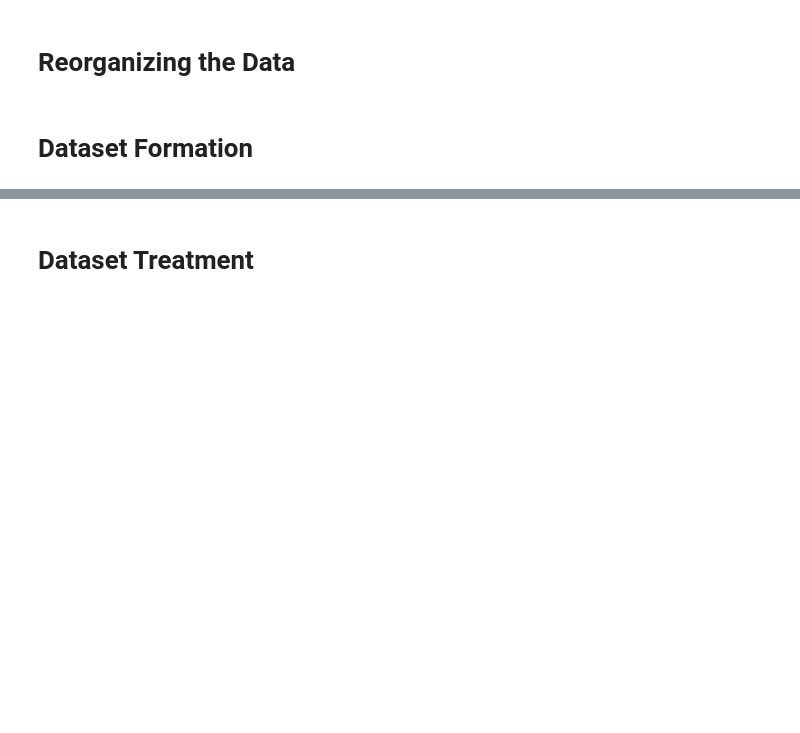
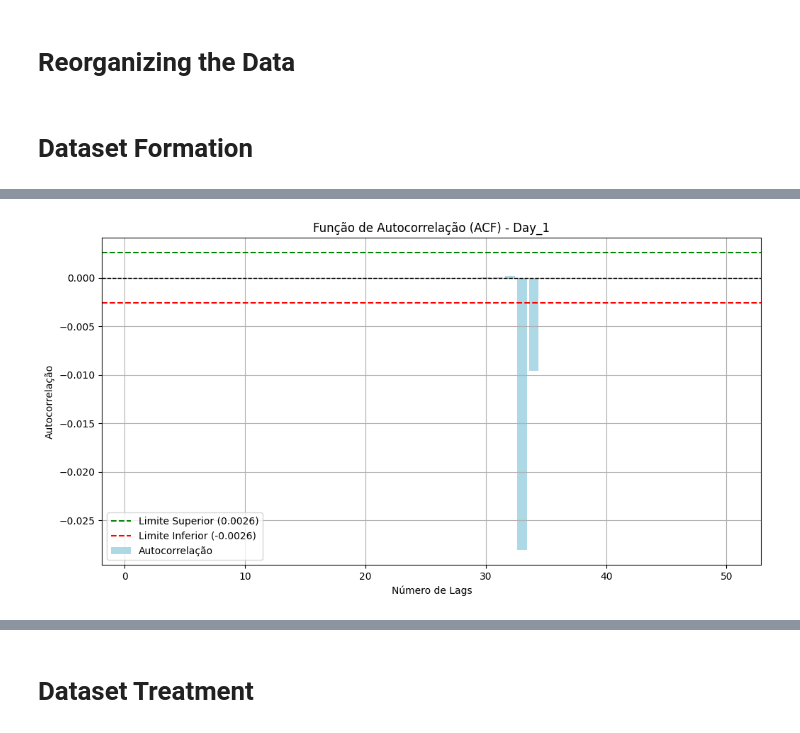
Before and after one commit to lucasmatnibezerra/FailedDetectionCloud, a Jupyter notebook: 5g3e-dataset-join.ipynb, the cells around one changed output, grey strips where cells are left out. Saved outputs shown, nothing was run; the diff lists cells and outputs as text; code cells hidden in the pictures; blank space fills up the shorter version.

```diff
--- a/5g3e-dataset-join.ipynb
+++ b/5g3e-dataset-join.ipynb
@@ -83,0 +33,79 @@ def greedy_coreset_selection_batch(time_series_df, num_samples, batch_size=10):
+# %%
+import numpy as np
+import pandas as pd
+import matplotlib.pyplot as plt
+from statsmodels.tsa.stattools import acf
+
+# Lista de dias
+days = ["Day_1", "Day_2", "Day_3", "Day_4", "Day_5", "Day_6", "Day_7", "Day_8",
+        "Day_9", "Day_10", "Day_11", "Day_12", "Day_13", "Day_14"]
+
+best_lookbacks = []  # Lista para armazenar o melhor lookback de cada dia
+
+for day in days:
+    print(f"\nProcessando {day}...")
+
+    # Carregar o dataset
+    server_metrics_df = pd.read_excel(f"Server_1_Training_Sets/{day}.xlsx")
+
+    # Selecionar o atributo
+    dataset = pd.Series(server_metrics_df["node_load1"]).dropna().reset_index(drop=True)
+
+    # Estatísticas Básicas
+    print(f"Média: {dataset.mean():.2f}, Desvio Padrão: {dataset.std():.2f}, Valores Únicos: {len(np.unique(dataset))}")
+
+    # Transformação da Série para Remover Tendência (Diferença de Primeira Ordem)
+    diff_dataset = dataset.diff().dropna()
+
+    # Definir a target deslocada em 400 amostras à frente
+    step = 400  # Previsão para 400 amostras no futuro
+    y_target = diff_dataset.shift(-step).dropna()
+
+    # Ajustar diff_dataset para ter o mesmo tamanho da target
+    diff_dataset = diff_dataset.iloc[:len(y_target)]
+
+    # Calcular a função de autocorrelação (ACF)
+    lookback_max = 50  # Máximo de lags a serem avaliados
+    autocorr_values = [
+        diff_dataset.autocorr(lag=i) for i in range(1, lookback_max + 1)
+    ]
+
+    # Definir limites de significância
+    n = len(diff_dataset)
+    limite_inferior = -1.96 / np.sqrt(n)
+    limite_superior = 1.96 / np.sqrt(n)
+
+    # Plotar a autocorrelação
+    plt.figure(figsize=(12, 6))
+    plt.bar(range(1, lookback_max + 1), autocorr_values, color="lightblue", label="Autocorrelação")
+    plt.axhline(y=limite_superior, color='green', linestyle='--', linewidth=1.5, label=f"Limite Superior ({limite_superior:.4f})")
+    plt.axhline(y=limite_inferior, color='red', linestyle='--', linewidth=1.5, label=f"Limite Inferior ({limite_inferior:.4f})")
+    plt.axhline(y=0, color='black', linestyle='--', linewidth=1)
+    plt.title(f"Função de Autocorrelação (ACF) - {day}")
+    plt.xlabel("Número de Lags")
+    plt.ylabel("Autocorrelação")
+    plt.legend()
+    plt.grid()
+    plt.show()
+
+    # Identificar o melhor lookback com base nos lags significativos
+    lookback_scores = []
+    for lookback in range(10, lookback_max + 1, 10):  # Avaliar de 10 em 10 lags
+        significant_count = sum(
+            corr > limite_superior or corr < limite_inferior for corr in autocorr_values[:lookback]
+        )
+        lookback_scores.append((lookback, significant_count))
+
+    # Selecionar o lookback com mais lags significativos
+    # Critério: Maior quantidade de lags significativos com o menor lookback possível
+    best_lookback = max(lookback_scores, key=lambda x: x[1])[0]
+    best_lookbacks.append(best_lookback)
+
+    print(f"Lags com autocorrelação significativa fora dos limites: {best_lookback}")
+    print(f"Melhor lookback para {day}: {best_lookback}")
+
+# Calcular a média dos melhores lookbacks
+final_lookback = int(np.mean(best_lookbacks))
+print("\n--- Resultado Final ---")
+print(f"Média dos melhores lookbacks para todos os dias: {final_lookback}")
+# %% [output]
@@ -83,0 +114 @@ def greedy_coreset_selection_batch(time_series_df, num_samples, batch_size=10):
+[figure, added]
```
Also changed, not shown: parts of 13 cells of this notebook.
